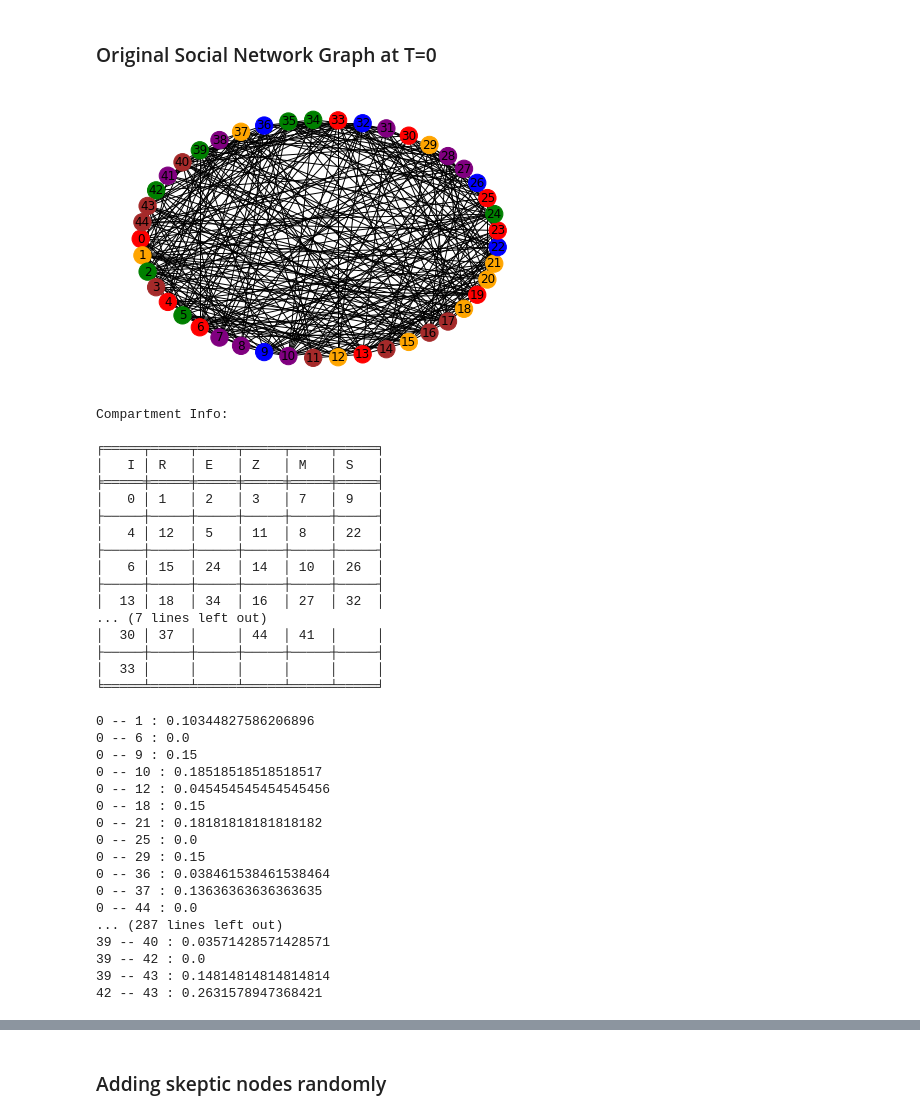
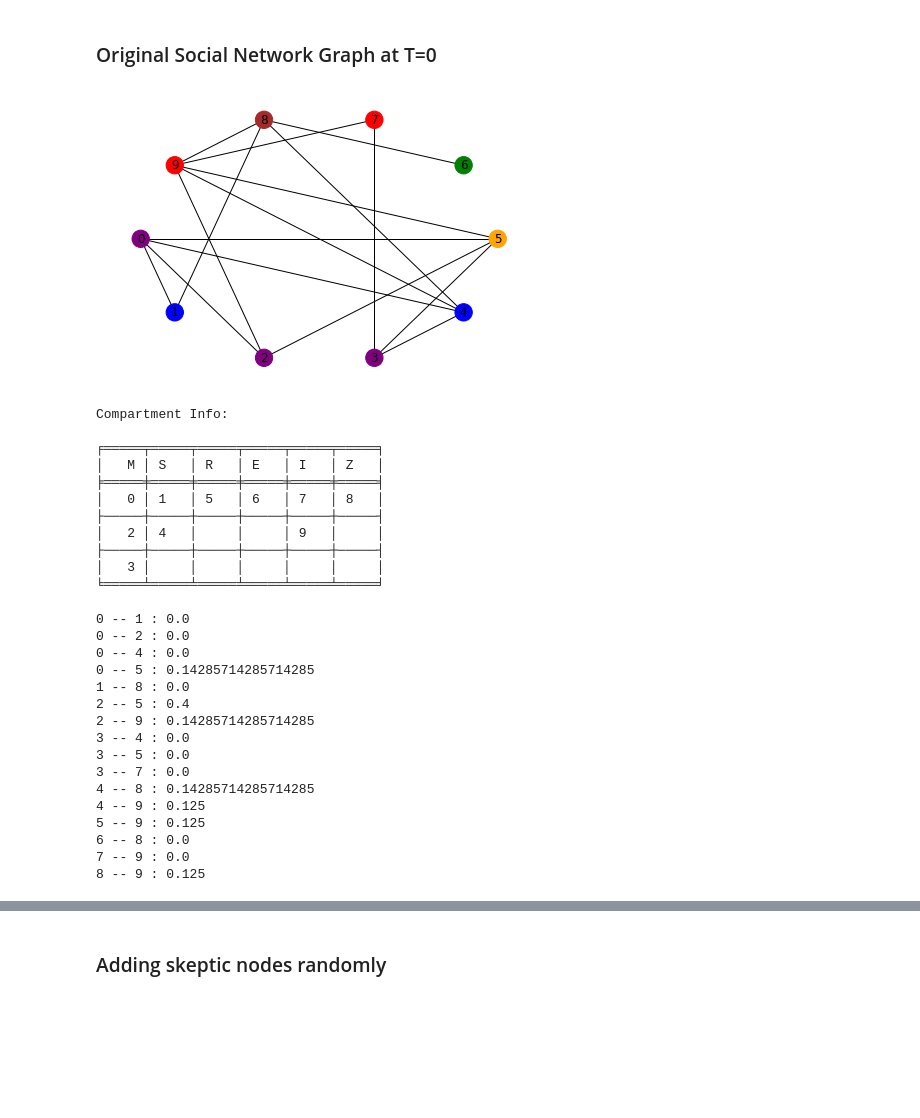
Before and after one commit to sujoyyyy/OSN-Graphs, a Jupyter notebook: sensitivity.ipynb, the cells around one changed output, grey strips where cells are left out. Drawn from its saved outputs; the diff is of its cells as text; code cells hidden in the pictures; blank space fills up the shorter version.

```diff
--- a/sensitivity.ipynb
+++ b/sensitivity.ipynb
@@ -165,51 +165,44 @@ def seirmz_sim(G):
         ax.spines[spine].set_visible(False)
     plt.show()
 # %%
-N = 45
+N = 10
 G = create_graph(N)
 plot_graph(G)
 # %% [output]
-[figure, old version]
+[figure, new version]
 # %%
 compartment_info_tab(G)
 # %% [output]
 Compartment Info:
 
 ╒═════╤═════╤═════╤═════╤═════╤═════╕
-│   I │ R   │ E   │ Z   │ M   │ S   │
+│   M │ S   │ R   │ E   │ I   │ Z   │
 ╞═════╪═════╪═════╪═════╪═════╪═════╡
-│   0 │ 1   │ 2   │ 3   │ 7   │ 9   │
+│   0 │ 1   │ 5   │ 6   │ 7   │ 8   │
 ├─────┼─────┼─────┼─────┼─────┼─────┤
-│   4 │ 12  │ 5   │ 11  │ 8   │ 22  │
+│   2 │ 4   │     │     │ 9   │     │
 ├─────┼─────┼─────┼─────┼─────┼─────┤
-│   6 │ 15  │ 24  │ 14  │ 10  │ 26  │
-├─────┼─────┼─────┼─────┼─────┼─────┤
-│  13 │ 18  │ 34  │ 16  │ 27  │ 32  │
-... (7 lines left out)
-│  30 │ 37  │     │ 44  │ 41  │     │
-├─────┼─────┼─────┼─────┼─────┼─────┤
-│  33 │     │     │     │     │     │
+│   3 │     │     │     │     │     │
 ╘═════╧═════╧═════╧═════╧═════╧═════╛
 # %%
 edge_weights_show(G)
 # %% [output]
-0 -- 1 : 0.10344827586206896
-0 -- 6 : 0.0
-0 -- 9 : 0.15
-0 -- 10 : 0.18518518518518517
-0 -- 12 : 0.045454545454545456
-0 -- 18 : 0.15
-0 -- 21 : 0.18181818181818182
-0 -- 25 : 0.0
-0 -- 29 : 0.15
-0 -- 36 : 0.038461538461538464
-0 -- 37 : 0.13636363636363635
-0 -- 44 : 0.0
-... (287 lines left out)
-39 -- 40 : 0.03571428571428571
-39 -- 42 : 0.0
-39 -- 43 : 0.14814814814814814
-42 -- 43 : 0.2631578947368421
+0 -- 1 : 0.0
+0 -- 2 : 0.0
+0 -- 4 : 0.0
+0 -- 5 : 0.14285714285714285
+1 -- 8 : 0.0
+2 -- 5 : 0.4
+2 -- 9 : 0.14285714285714285
+3 -- 4 : 0.0
+3 -- 5 : 0.0
+3 -- 7 : 0.0
+4 -- 8 : 0.14285714285714285
+4 -- 9 : 0.125
+5 -- 9 : 0.125
+6 -- 8 : 0.0
+7 -- 9 : 0.0
+8 -- 9 : 0.125
 # %%
 adjacency_mat_plot(G)
 # %% [output]
```
Also changed, not shown: parts of 17 cells of this notebook, 3 other files.
